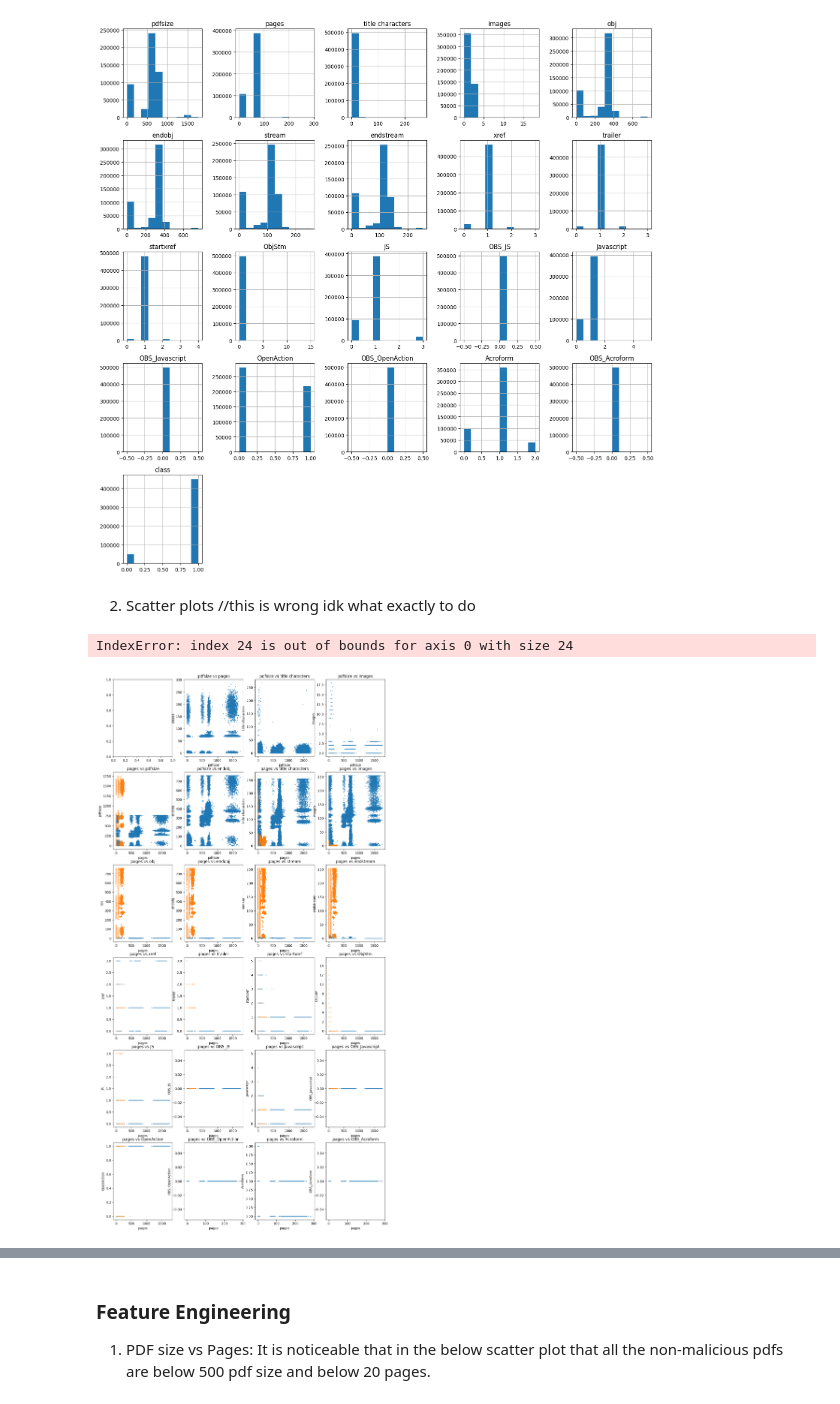
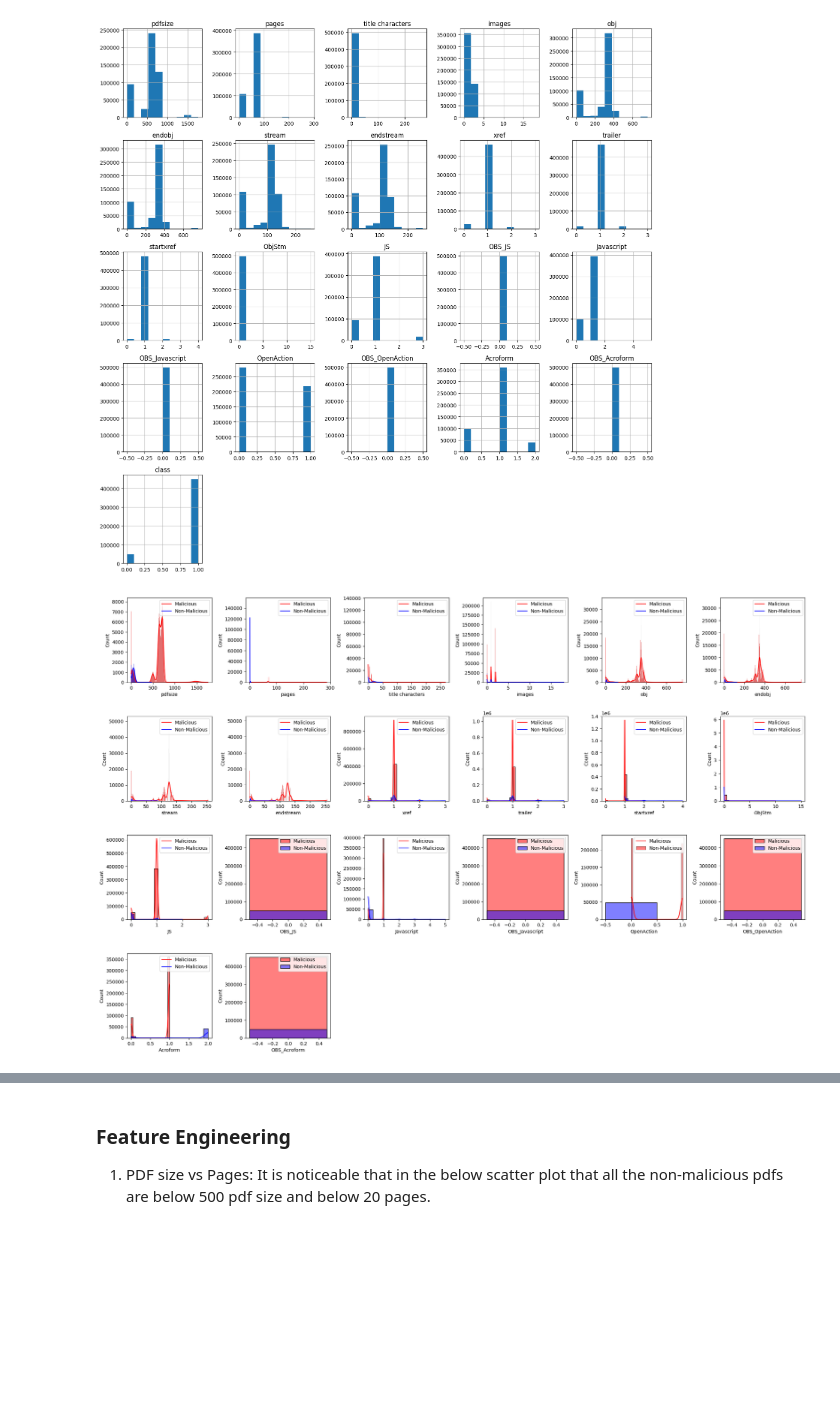
Before and after one commit to MariaMitk/AI_Project2, a Jupyter notebook: Code.ipynb, the cells around one changed output, grey strips where cells are left out. Saved outputs shown, nothing was run; the diff lists cells and outputs as text; code cells hidden in the pictures; blank space fills up the shorter version.

Commit message:
Data analysis

```diff
--- a/Code.ipynb
+++ b/Code.ipynb
@@ -72,43 +72,25 @@ plt.tight_layout()
 plt.show()
 # %% [output]
 [figure]
-# %% [markdown]
-2. Scatter plots  //this is wrong idk what exactly to do
-# %%
-features = ['pdfsize', 'pages', 'title characters', 'images', 'obj', 'endobj','stream', 'endstream', 'xref',
-            'trailer', 'startxref', 'ObjStm', 'JS', 'OBS_JS', 'Javascript', 'OBS_Javascript', 'OpenAction', 'OBS_OpenAction',
-            'Acroform', 'OBS_Acroform', 'class']
-
-# Set the number of rows and columns for subplots
-num_features = len(features)
-num_cols = 4
-num_rows = (num_features + num_cols - 1) // num_cols
-
-# Create subplots
-fig, axs = plt.subplots(num_rows, num_cols, figsize=(15, 5 * num_rows))
-
-# Flatten axs if it's not already flat
-if num_rows == 1:
-    axs = axs.reshape(1, -1)
-else:
-    axs = axs.flatten()
-
-# Iterate over combinations of features and create scatter plots
-for i, feature1 in enumerate(features):
-    for j, feature2 in enumerate(features):
-        if i != j:
-            axs[i*num_cols + j].scatter(df[feature1], df[feature2], s= 1)
-            axs[i*num_cols + j].set_xlabel(feature1)
-            axs[i*num_cols + j].set_ylabel(feature2)
-            axs[i*num_cols + j].set_title(f'{feature1} vs {feature2}')
-
-# Hide any unused subplots
-for i in range(num_features * num_cols, num_rows * num_cols):
-    if i < num_rows * num_cols:
-        axs[i].axis('off')
-
-plt.tight_layout()
-plt.show()
-# %% [output]
-IndexError: index 24 is out of bounds for axis 0 with size 24
-[figure, removed]
+# %%
+df_malicious = df[df['class'] == 1].drop(['class'], axis=1)
+df_non_malicious = df[df['class'] == 0].drop(['class'], axis=1)
+
+# Get the list of column names
+cols = list(df_malicious.columns)
+
+# Set up the plot
+plt.figure(figsize=(25, 25))
+plt.subplots_adjust(left=0.1, bottom=0.1, right=0.9, top=0.9, wspace=0.4, hspace=0.4)
+
+# Plot histograms for each feature
+for i, col in enumerate(cols):
+    plt.subplot(6, 6, i+1)
+    sns.histplot(data=df_malicious[col], color='red', label='Malicious', kde=True)
+    sns.histplot(data=df_non_malicious[col], color='blue', label='Non-Malicious', kde=True)
+    _, axes = plt.gca().get_legend_handles_labels()
+    plt.legend(axes, prop={'size': 10})
+
+plt.show()
+# %% [output]
+[figure, added]
```
Also changed, not shown: parts of 6 cells of this notebook.
